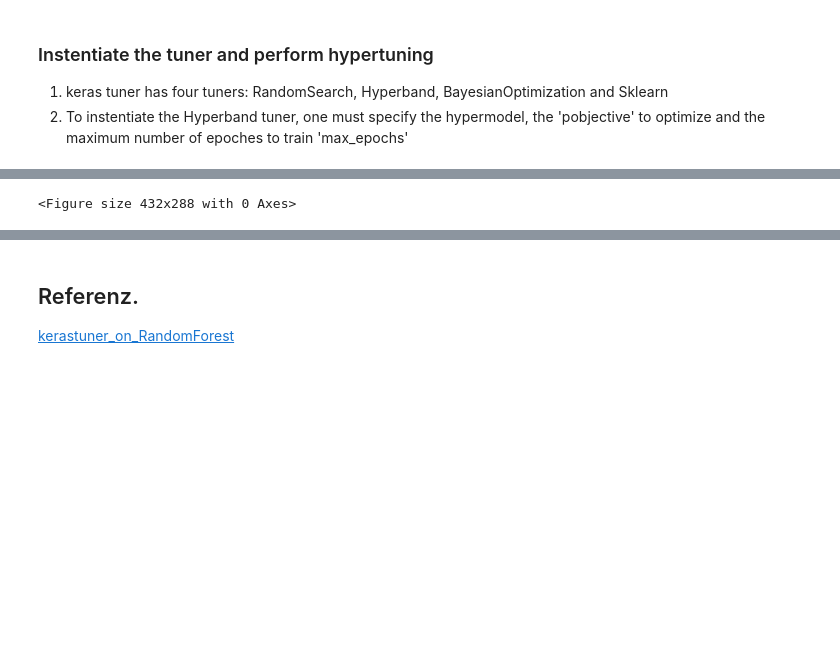
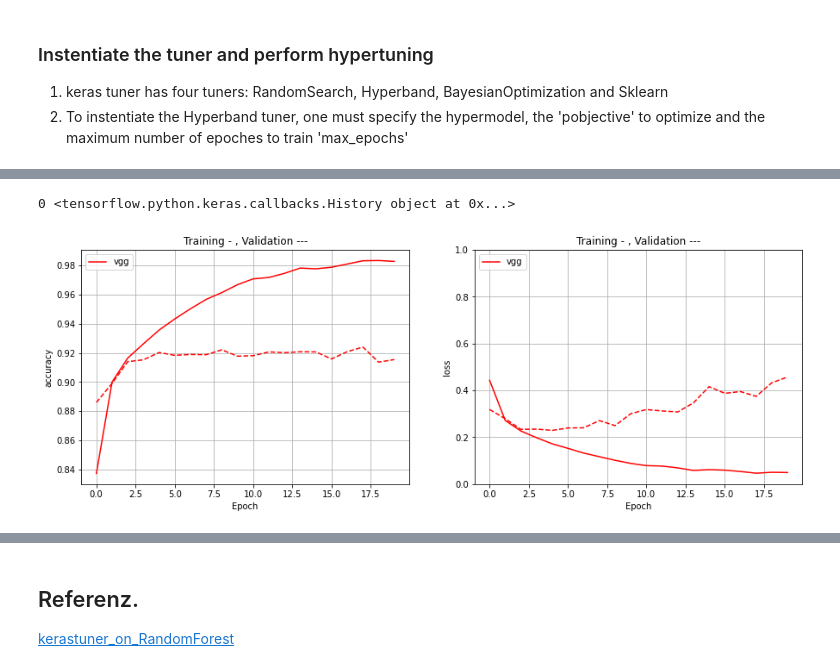
Before and after one commit to poojasaxena/tensorflow-specialization-coursera, a Jupyter notebook: course2_convolutional-neural-networks-tensorflow/05_tuning_hyperparameters/Course_2_Part_10_Lesson_2_Notebook_KerasTuner_mnist.ipynb, the cells around one changed output, grey strips where cells are left out. Saved outputs shown, nothing was run; the diff lists cells and outputs as text; code cells hidden in the pictures; blank space fills up the shorter version.

```diff
--- a/course2_convolutional-neural-networks-tensorflow/05_tuning_hyperparameters/Course_2_Part_10_Lesson_2_Notebook_KerasTuner_mnist.ipynb
+++ b/course2_convolutional-neural-networks-tensorflow/05_tuning_hyperparameters/Course_2_Part_10_Lesson_2_Notebook_KerasTuner_mnist.ipynb
@@ -385,38 +391,6 @@ print("[test loss, test accuracy]:", eval_result_vgg)
-# %%
-## to plot Two plots with different History
-
-fig = plt.figure()
-fig.patch.set_facecolor('white')
-
-def plot_2_model(history1=history_vgg, history2=history_vgg,
-          ylim_low=0.4, ylim_high=1.0,
-          label_list=[]    ,
-          leg_loc='lower left'):
-    fig = plt.figure(figsize=(15,5))
-
-    plt.subplot(1,2,1)
-    plt.plot(history1.history['accuracy'], label=label_list[0], c='orange', ls='-')
-    plt.plot(history1.history['val_accuracy'], c='orange',ls='--')
-
-    plt.plot(history2.history['accuracy'], label=label_list[1], c='blue', ls='-')
-    plt.plot(history2.history['val_accuracy'], c='blue', ls='--')
-    plt.ylabel('accuracy')
-    plt.xlabel('Epoch')
-    plt.grid(True)
-    plt.legend(loc=leg_loc)
-
-    plt.subplot(1,2,2)
-    plt.plot(history1.history['loss'], label=label_list[0], c='orange', ls='-')
-    plt.plot(history1.history['val_loss'],  c='orange',ls='--')
-
-    plt.plot(history2.history['loss'], label=label_list[1], c='blue', ls='-')
-    plt.plot(history2.history['val_loss'],  c='blue', ls='--')
-
-    plt.xlabel('Epoch')
-    plt.ylabel('loss')
-    plt.grid(True)
-    plt.legend(loc=leg_loc)
-    plt.ylim(ylim_low,ylim_high)
-# %% [output]
-<Figure size 432x288 with 0 Axes>
+# %%
+plot_n_model(n=1, model_history=[history_vgg], label_list=['vgg'],ylim_low=0, leg_loc='upper left')
+# %% [output]
+0 <tensorflow.python.keras.callbacks.History object at 0x...>
+[figure, new version]
 # %%
```
Also changed, not shown: parts of 50 cells of this notebook.
